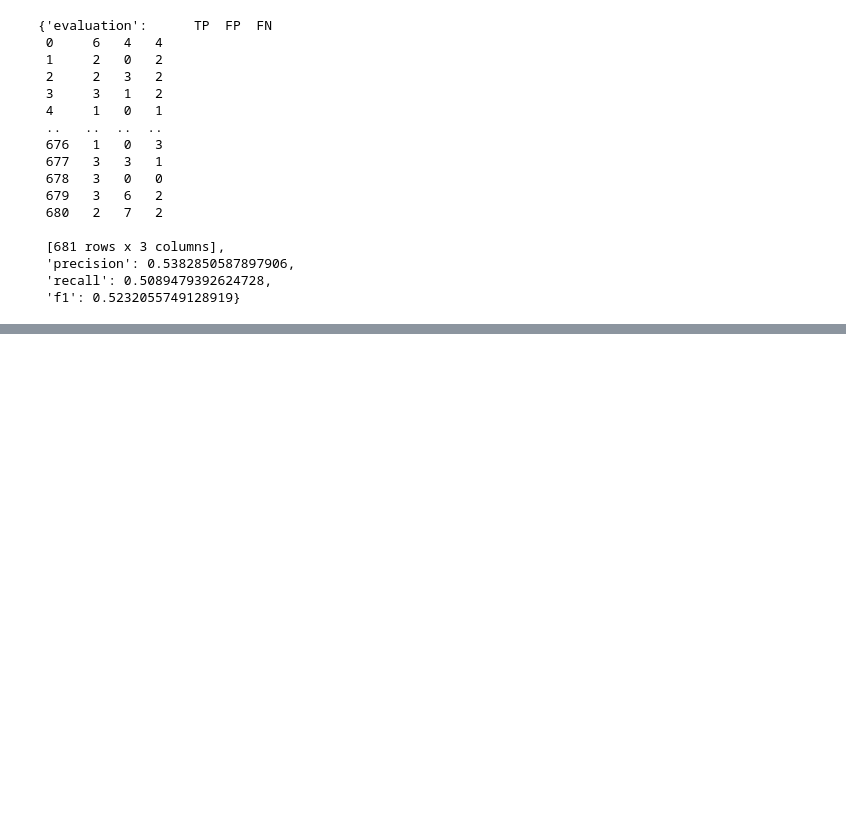
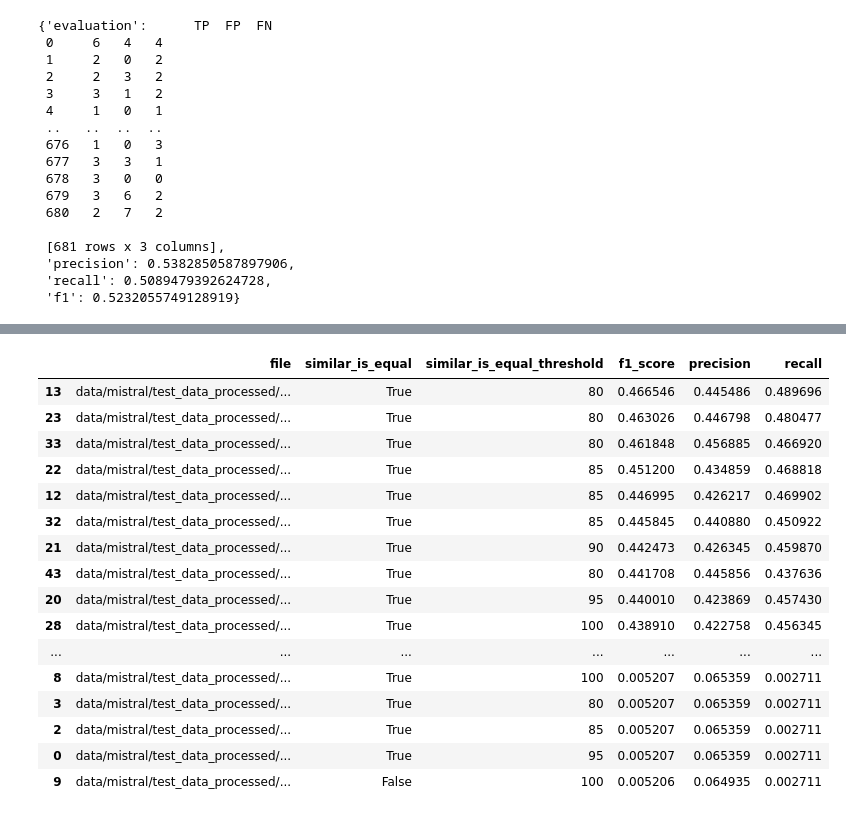
Before and after one commit to ferrazzipietro/mistral_finetuning, a Jupyter notebook: evaluation.ipynb, the cells around one changed output, grey strips where cells are left out. Saved outputs shown, nothing was run; the diff lists cells and outputs as text; code cells hidden in the pictures; blank space fills up the shorter version.

```diff
--- a/evaluation.ipynb
+++ b/evaluation.ipynb
@@ -385,14 +7,3 @@ output_string
-# %%
-file = 'data/test_data_processed/maxNewTokensFactor4_nShotsInference2_Mistral-7B-Instruct-v0.2_adapters_en.layer1_4_torch.bfloat16_32_32_0.01_2_0.0002.csv'
-eval_data = Dataset.from_csv(file)
-#display(eval_data.to_pandas().head(3))
-output_cleaner = OutputCleaner()
-similar_is_equal = False
-similar_is_equal_threshold = 80
-cleaned_data = output_cleaner.apply_cleaning(eval_data, wrong_keys_to_entity=False)#.select(range(138,139))
-cleaned_data[0]
-evaluator = Evaluator(data=cleaned_data, offset=False, output_cleaner=output_cleaner)
-evaluator.generate_evaluation_table(similar_is_equal=similar_is_equal, similar_is_equal_threshold=similar_is_equal_threshold)
 # %%
 import glob
 import pandas as pd
@@ -513,8 +124,3 @@ PROVO QUESTO [{"entity": "exam"}, {"entity": "febrile"}, {"entity": "febrile"},
  'precision': 0.5382850587897906,
  'recall': 0.5089479392624728,
  'f1': 0.5232055749128919}
-# %%
-s = """ [{'entity': 'complaining'}, {'entity': 'wound'}, {'entity': 'pain'}, {'entity': 'bleeding'}, {'entity': "a 'wound in the mouth'"}, {'entity': 'A male'}, {'entity': '63 years old'}, {'entity': '6 months'}] """
-s = s.replace("{\'", "{\"").replace("\'}", "\"}").replace("\'ent", "\"ent").replace("ty\'", "ty\"").replace(": \'", ": \"")
-s
-#json.loads(s)
@@ -734,0 +713,11 @@ class Evaluator():
+# %%
+file = 'data/mistral/test_data_processed/maxNewTokensFactor8_nShotsInference4_BaseModel.csv'
+eval_data = Dataset.from_csv(file)
+#display(eval_data.to_pandas().head(3))
+output_cleaner = OutputCleaner()
+similar_is_equal = False
+similar_is_equal_threshold = 80
+cleaned_data = output_cleaner.apply_cleaning(eval_data, wrong_keys_to_entity=False)#.select(range(138,139))
+
+# evaluator = Evaluator(data=cleaned_data, offset=False, output_cleaner=output_cleaner)
+# evaluator.generate_evaluation_table(similar_is_equal=similar_is_equal, similar_is_equal_threshold=similar_is_equal_threshold)
@@ -734,0 +866,20 @@ class Evaluator():
+# %%
+evaluation_results[evaluation_results['similar_is_equal_threshold'] >= 80].sort_values(by='f1_score', ascending=False)
+# %% [output]
+|  | file | similar_is_equal | similar_is_equal_threshold | f1_score | precision | recall |
+| 13 | data/mistral/test_data_processed/... | True | 80 | 0.466546 | 0.445486 | 0.489696 |
+| 23 | data/mistral/test_data_processed/... | True | 80 | 0.463026 | 0.446798 | 0.480477 |
+| 33 | data/mistral/test_data_processed/... | True | 80 | 0.461848 | 0.456885 | 0.466920 |
+| 22 | data/mistral/test_data_processed/... | True | 85 | 0.451200 | 0.434859 | 0.468818 |
+| 12 | data/mistral/test_data_processed/... | True | 85 | 0.446995 | 0.426217 | 0.469902 |
+| 32 | data/mistral/test_data_processed/... | True | 85 | 0.445845 | 0.440880 | 0.450922 |
+| 21 | data/mistral/test_data_processed/... | True | 90 | 0.442473 | 0.426345 | 0.459870 |
+| 43 | data/mistral/test_data_processed/... | True | 80 | 0.441708 | 0.445856 | 0.437636 |
+| 20 | data/mistral/test_data_processed/... | True | 95 | 0.440010 | 0.423869 | 0.457430 |
+| 28 | data/mistral/test_data_processed/... | True | 100 | 0.438910 | 0.422758 | 0.456345 |
+| ... | ... | ... | ... | ... | ... | ... |
+| 8 | data/mistral/test_data_processed/... | True | 100 | 0.005207 | 0.065359 | 0.002711 |
+| 3 | data/mistral/test_data_processed/... | True | 80 | 0.005207 | 0.065359 | 0.002711 |
+| 2 | data/mistral/test_data_processed/... | True | 85 | 0.005207 | 0.065359 | 0.002711 |
+| 0 | data/mistral/test_data_processed/... | True | 95 | 0.005207 | 0.065359 | 0.002711 |
+| 9 | data/mistral/test_data_processed/... | False | 100 | 0.005206 | 0.064935 | 0.002711 |
```
Also changed, not shown: parts of 7 cells of this notebook, 2 other files.
